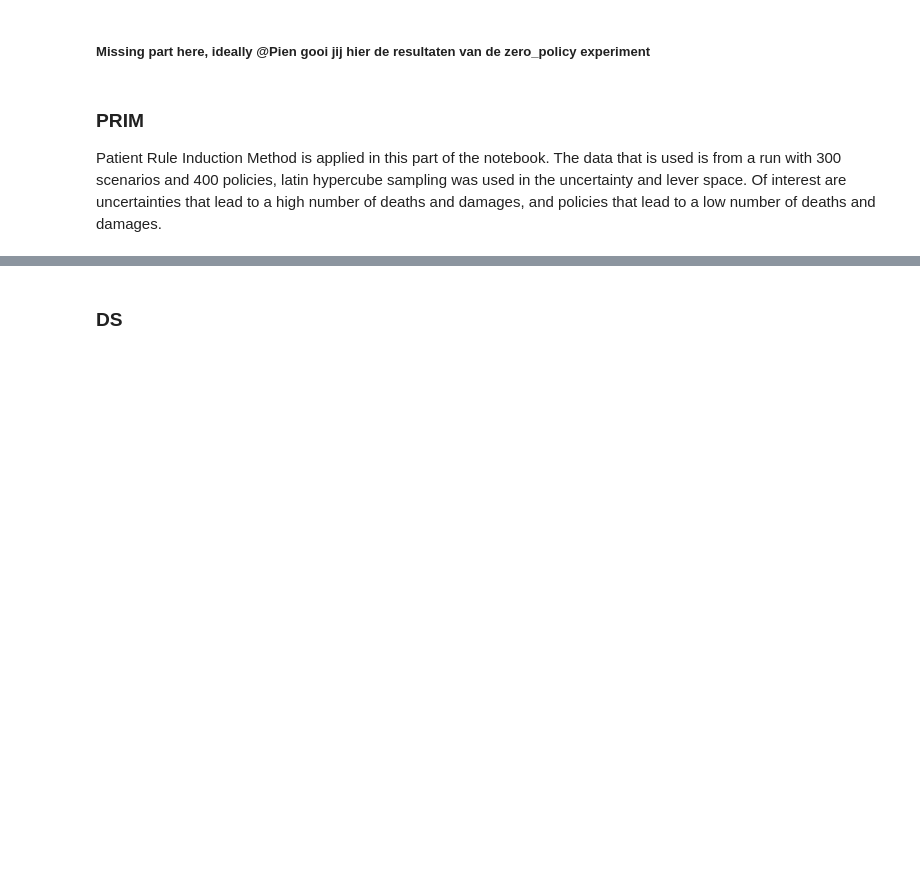
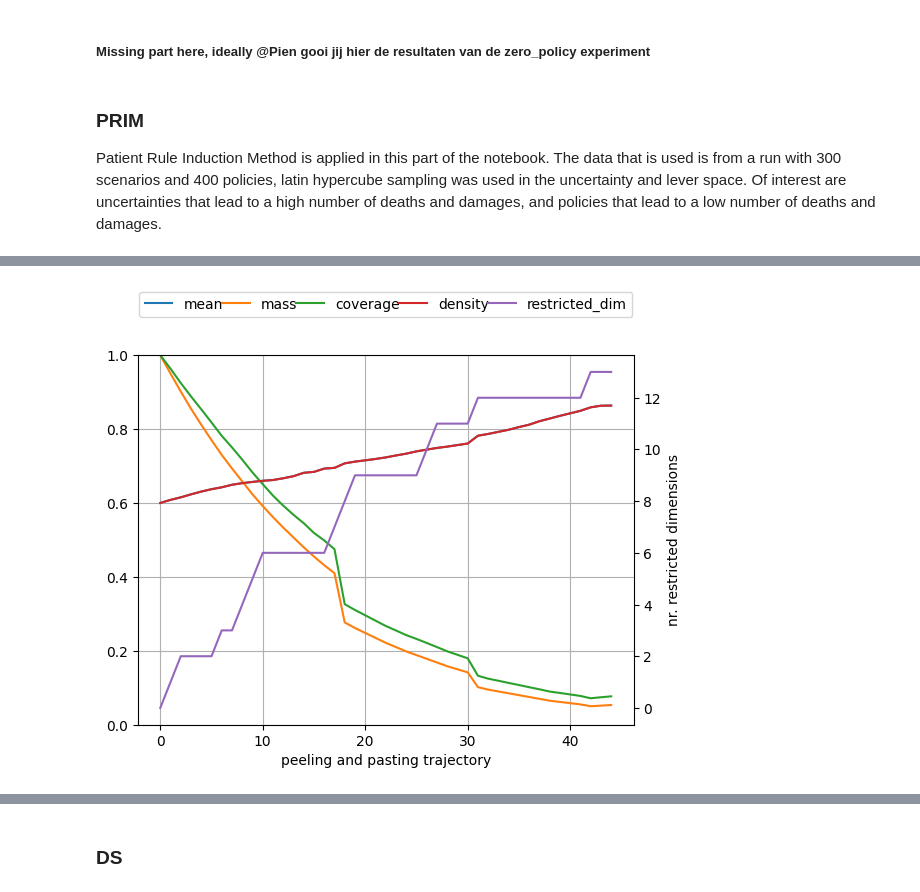
Before and after one commit to pkastelein/EPA141A, a Jupyter notebook: final assignment/Main_document.ipynb, the cells around one changed output, grey strips where cells are left out. Cells and saved outputs as stored; diff of their text form; code cells hidden in the pictures; blank space fills up the shorter version.

```diff
--- a/final assignment/Main_document.ipynb
+++ b/final assignment/Main_document.ipynb
@@ -72,0 +105,5 @@ plt.show()
+# %%
+box_unfavourable.show_ppt()
+plt.show()
+# %% [output]
+[figure, added]
```
Also changed, not shown: parts of 16 cells of this notebook, 1 other file.
